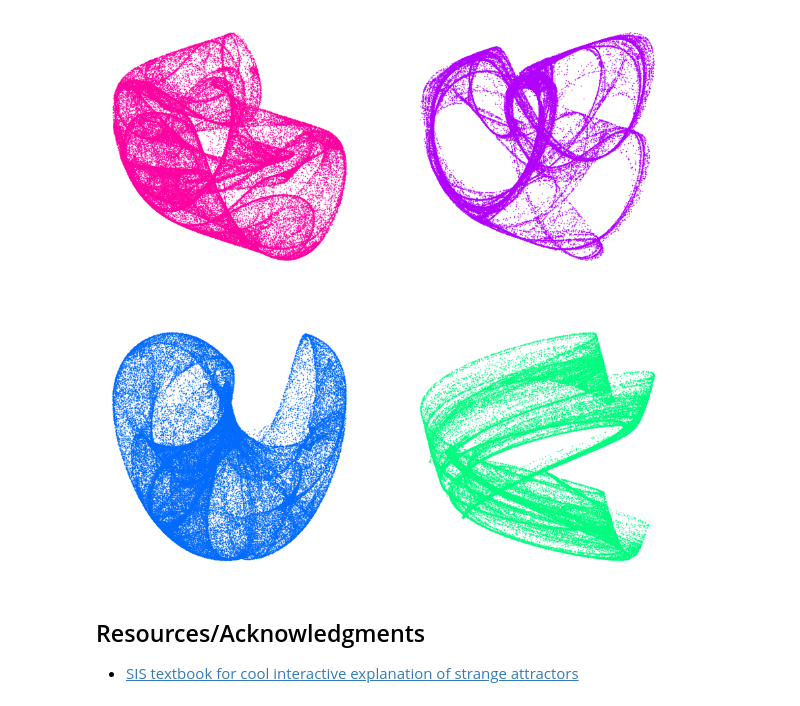
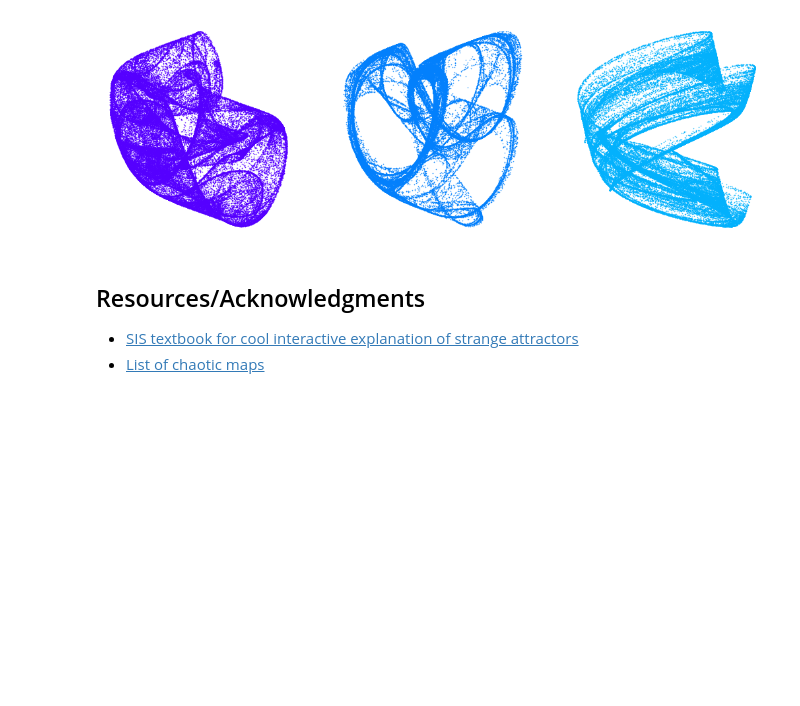
Before and after one commit to bfbarry/AutomaDrawn, a Jupyter notebook: Attractors/attractors.ipynb, the cells around one changed output. Drawn from its saved outputs; the diff is of its cells as text; code cells hidden in the pictures; blank space fills up the shorter version.

```diff
--- a/Attractors/attractors.ipynb
+++ b/Attractors/attractors.ipynb
@@ -37,23 +43,24 @@ def dejong_iterator(a, b, c, d, time=100000, init= (0.,0.)):
 # %%
 #Different sets of parameters
 roll = {'a':2, 'b':1.4, 'c':0.49, 'd':2.68}
 sparse = {'a':2, 'b':1.4, 'c':-0.49, 'd':-2.68}
 shell = {'a':1.4, 'b':-2.3, 'c':2.4, 'd':-2.2}
 stroke = {'a':0.2, 'b':-5, 'c':3, 'd':-1}
 
-plt.figure(figsize=(15,15))
+plt.figure(figsize=(18,6))
 i=1
-for params, color in zip([roll,sparse,shell,stroke], ['#fc03a1', '#b103fc', '#036bfc', '#03fc80']):
-    plt.subplot(2,2,i)
+for params, color in zip([roll,sparse,stroke], ['#5500ff', '#0380fc', '#03b1fc']):
+    plt.subplot(1,3,i)
     x,y = dejong_iterator(time=100000, **params)
     plt.scatter(x,y,s=0.3,color=color)
     plt.axis('off')
     i+=1
-
+plt.savefig(fname='./img/dejong', dpi=300)
 plt.show()
 # %% [output]
-[figure, old version]
+[figure, new version]
 # %% [markdown]
 ## Resources/Acknowledgments
 
 - [SIS textbook for cool interactive explanation of strange attractors](http://systems-sciences.uni-graz.at/etextbook/sw2/lorenz.html)
+- [List of chaotic maps](https://www.wikiwand.com/en/List_of_chaotic_maps)
```
Also changed, not shown: parts of 1 cell of this notebook.
